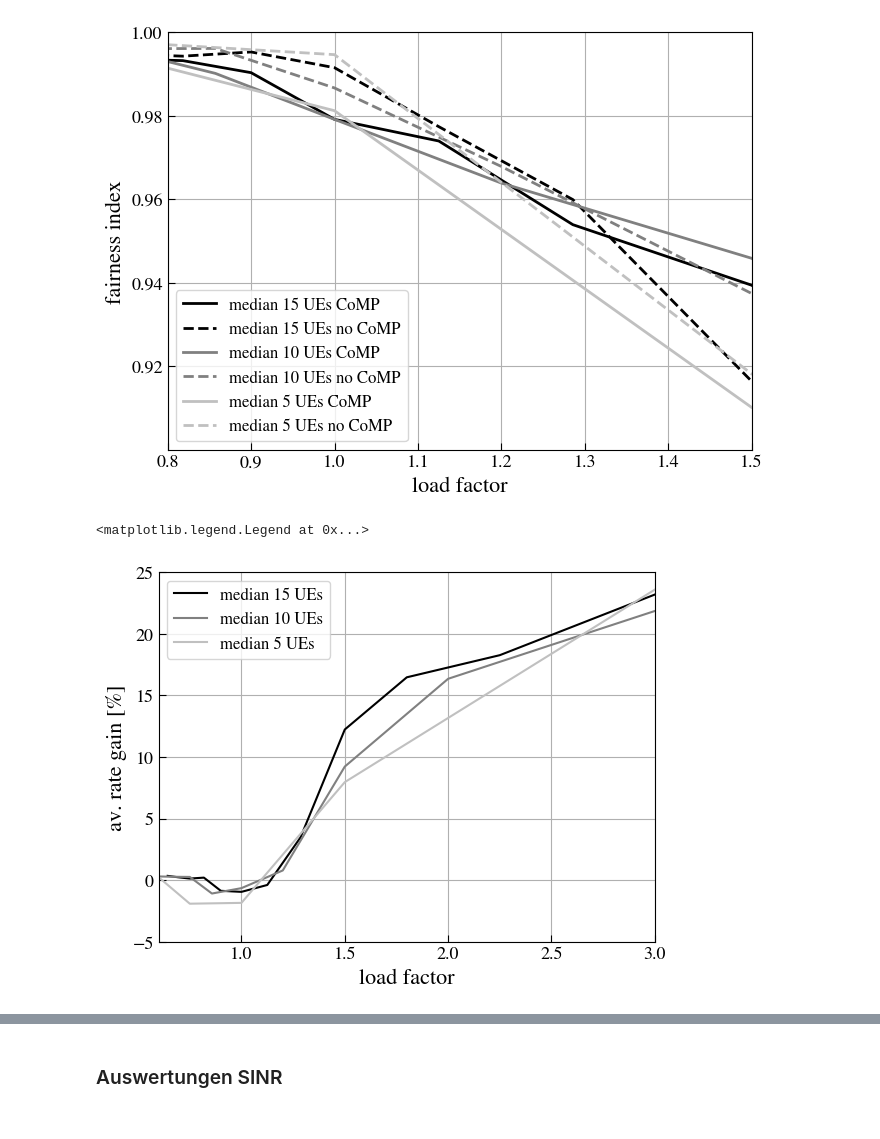
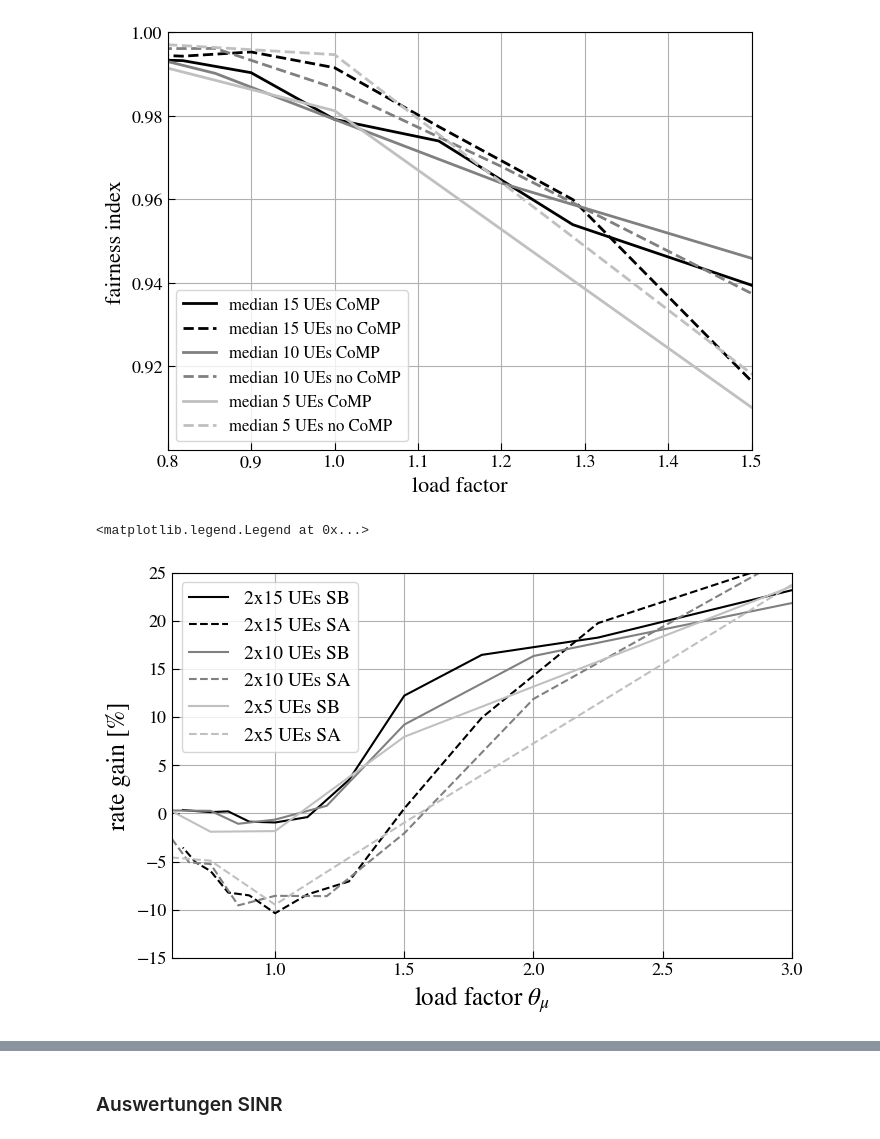
Before and after one commit to CarolineZoll/EDS, a Jupyter notebook: PRB-Reservation_savedData.ipynb, the cells around one changed output, grey strips where cells are left out. Drawn from its saved outputs; the diff is of its cells as text; code cells hidden in the pictures.

```diff
--- a/PRB-Reservation_savedData.ipynb
+++ b/PRB-Reservation_savedData.ipynb
@@ -190,6 +180,0 @@ for i in load:
-# %%
-no_c=np.array([])
-c=np.array([])
-for i in prb_range:
-    c=np.append(c,fcomp[i][6])
-    no_c=np.append(no_c,fNocomp[i][6])
@@ -370,6 +267,8 @@ gain_320_1=np.array([])
 gain_320_2=np.array([])
 gain_comp_1=np.array([])
 gain_comp_2=np.array([])
+gain_spt_1=np.array([])
+gain_spt_2=np.array([])
 
 
 for i in mu_range:
@@ -396,6 +295,16 @@ for i in mu_range:
     x=results[prb_ana[1]][i]['gain'][15:30]*(1-results[prb_ana[1]][i]['comp'][15:30])
     x=x[x!=0]
     gain_320_2=np.append(gain_320_2,np.mean(x))
+
+
+
+    x=results[prb_ana[1]][i]['gain'][0:30]*(1-results[prb_ana[1]][i]['comp'][0:30])
+    x=x[x!=0]
+    gain_spt_2=np.append(gain_spt_2,np.mean(x))
+
+    x=results[prb_ana[0]][i]['gain'][0:30]*(1-results[prb_ana[0]][i]['comp'][0:30])
+    x=x[x!=0]
+    gain_spt_1=np.append(gain_spt_1,np.mean(x))
 # %%
 mu_range2=1/mu_range*full_load
 # %%
@@ -1587,41 +1672,48 @@ for i in prb_range:
     c=np.append(c,fcomp[i][1])
     no_c=np.append(no_c,fNocomp[i][1])
 
 
 
 #plt.figure(figsize=(fig_width+2,fig_height+2))
 
 parameters = {'axes.labelsize': 16,'axes.titlesize': 16,'xtick.labelsize':13,'ytick.labelsize':13,'figure.titlesize':20}
 plt.rcParams.update(parameters)
 
 
+f = plt.figure()
+f.set_figwidth(8)
+f.set_figheight(5)
+
 beg=2
 end=-1
-plt.plot(9/mu_range[beg::],med_saver[beg::],label='median 15 UEs',color='black')
+plt.plot(9/mu_range[beg::],med_saver[beg::],label='2x15 UEs SB',color='black')
+plt.plot(9/mu_range[beg::],med_saver_A[beg::],label='2x15 UEs SA',linestyle='--',color='black')
 #plt.plot(9/mu_range[beg:end]*100,med_saver[beg::],label='median no comp 15 UEs',color='black',linestyle='--')
 
 beg=1
 end=-1
-plt.plot(6/mu_range[beg::],med_saver_10UEs[beg::],label='median 10 UEs',color='grey')
+plt.plot(6/mu_range[beg::],med_saver_10UEs[beg::],label='2x10 UEs SB',color='grey')
+plt.plot(6/mu_range[beg::],med_saver_10UEs_B[beg::],linestyle='--',label='2x10 UEs SA',color='grey')
 #plt.plot(6/mu_range[beg:end]*100,med_saver_10UEs[beg::],label='median no comp 10 UEs',color='grey',linestyle='--')
 
 beg=0
 end=-2
-plt.plot(3/mu_range[beg::],med_saver_5UEs[beg::],label='median 5 UEs',color='silver')
+plt.plot(3/mu_range[beg::],med_saver_5UEs[beg::],label='2x5 UEs SB',color='silver')
+plt.plot(3/mu_range[beg::],med_saver_5UEs_A[beg::],linestyle='--',label='2x5 UEs SA',color='silver')
 #plt.plot(3/mu_range[beg:end]*100,med_saver_5UEs[beg:-1],label='median no comp 5 UEs',color='silver',linestyle='--')
 
 
 
-plt.xlabel('load factor')
+plt.xlabel('load factor $\u03B8_{\mu}$',fontsize=18)
 plt.xlim(0.6,3)
-plt.ylim(-5,25)
+plt.ylim(-15,25)
 
-plt.ylabel('av. rate gain [%]')
+plt.ylabel('rate gain [%]',fontsize=18)
 plt.grid()
-plt.legend(prop={'size': 12})
+plt.legend(prop={'size': 14})
 # %% [output]
 <matplotlib.legend.Legend at 0x...>
-[figure, old version]
+[figure, new version]
 # %%
 file='50Rounds/result.npy'
 
```
Also changed, not shown: parts of 41 cells of this notebook, 15 other files.
